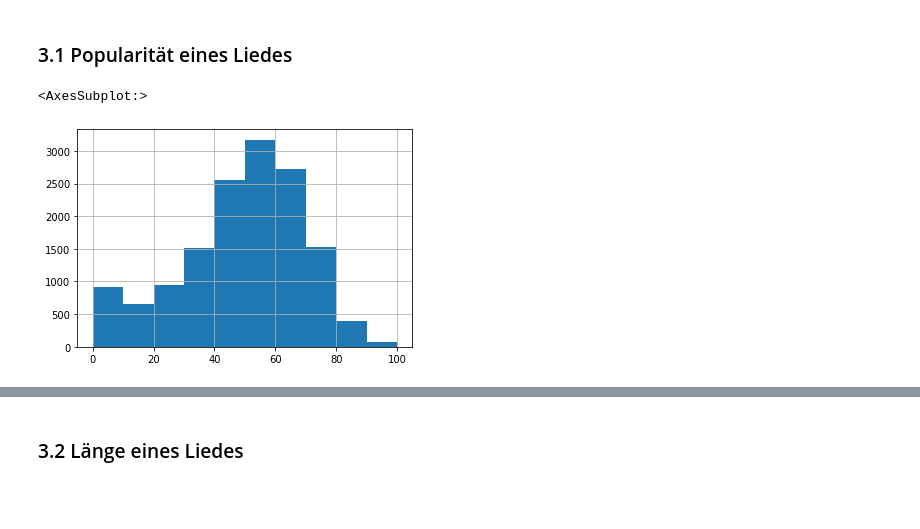
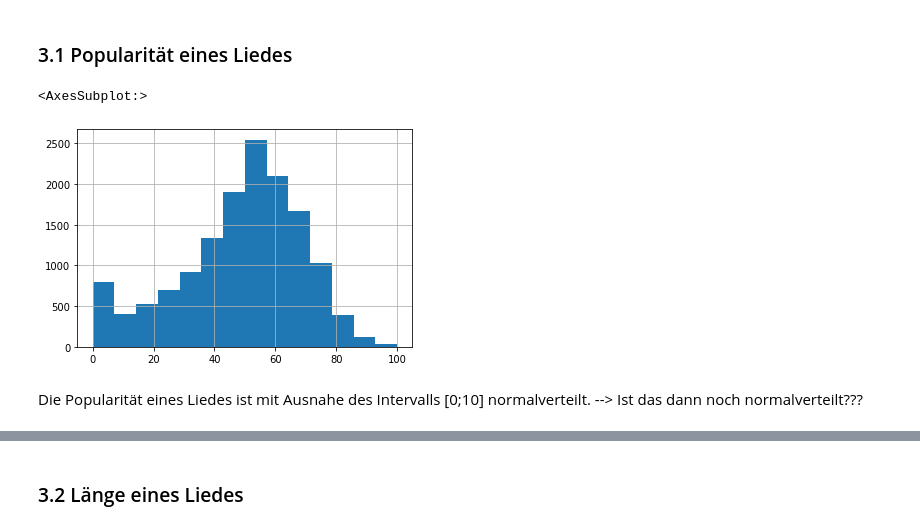
Before and after one commit to dschmtz/Data-Exploration-Project, a Jupyter notebook: project.ipynb, the cells around one changed output, grey strips where cells are left out. Drawn from its saved outputs; the diff is of its cells as text; code cells hidden in the pictures; blank space fills up the shorter version.

```diff
--- a/project.ipynb
+++ b/project.ipynb
@@ -240,7 +259,9 @@ cleared = pd.read_csv("song_data_expanded.csv")
 # %% [markdown]
 ### 3.1 Popularität eines Liedes
 # %%
-cleared["song_popularity"].hist()
+cleared["song_popularity"].hist(bins=14)
 # %% [output]
 <AxesSubplot:>
-[figure, old version]
+[figure, new version]
+# %% [markdown]
+Die Popularität eines Liedes ist mit Ausnahe des Intervalls [0;10] normalverteilt.  --> Ist das dann noch normalverteilt???
```
Also changed, not shown: parts of 70 cells of this notebook.
